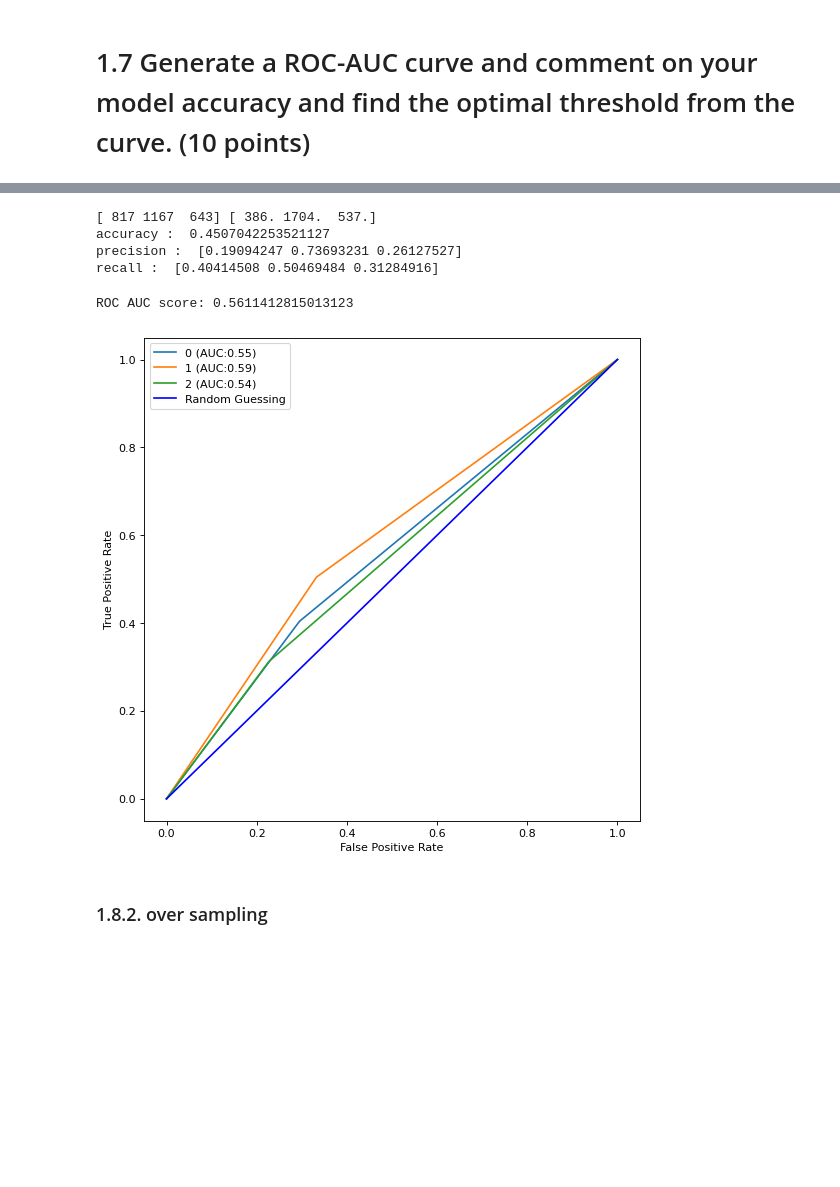
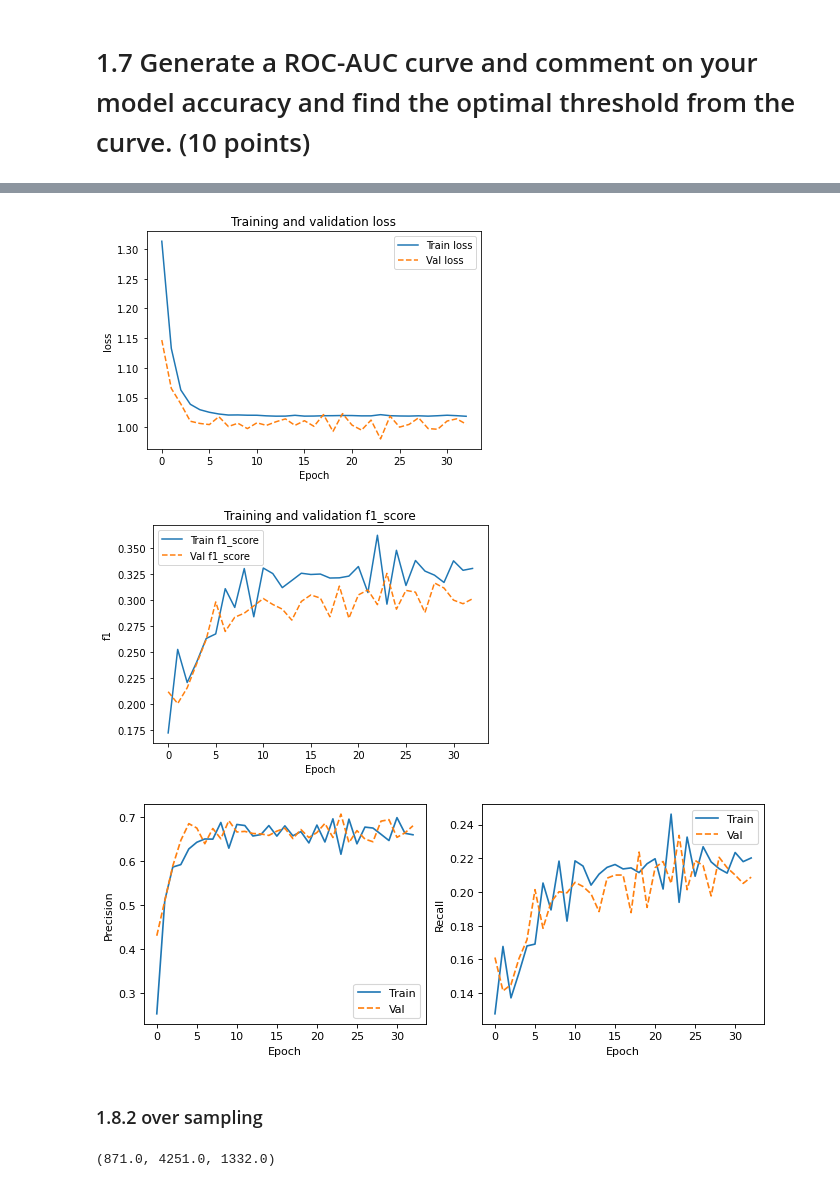
Before and after one commit to franciszero/AIDI-course, a Jupyter notebook: AIDI all solutions/AIDI 1002 Programming/Assign3/Fangji_Chen_Assignment-3.ipynb, the cells around one changed output, grey strips where cells are left out. Cells and saved outputs as stored; diff of their text form; code cells hidden in the pictures; blank space fills up the shorter version.

```diff
--- a/AIDI all solutions/AIDI 1002 Programming/Assign3/Fangji_Chen_Assignment-3.ipynb
+++ b/AIDI all solutions/AIDI 1002 Programming/Assign3/Fangji_Chen_Assignment-3.ipynb
@@ -894,39 +1159,0 @@ plot_metrics(weighted_history)
-# %%
-l = np.shape(y_pred)[1]
-result=[]
-for i in range(len(y_pred)):
-    idx = np.argmax(y_pred[i])
-    arr = [0] * l
-    arr[idx] = 1
-    result.append(arr)
-result = np.array(result)
-pred_result = np.array([result.T[0].sum(),result.T[1].sum(),result.T[2].sum()])
-test_labels = np.array([foo.y_test.T[0].sum(),foo.y_test.T[1].sum(),foo.y_test.T[2].sum()])
-print(pred_result, test_labels)
-# too much predicted class 0
-
-from sklearn.metrics import accuracy_score, precision_score, recall_score
-print("accuracy : ", accuracy_score(foo.y_test, result))
-print("precision : ", precision_score(foo.y_test, result, average=None))
-print("recall : ", recall_score(foo.y_test, result, average=None))
-# %% [output]
-[ 817 1167  643] [ 386. 1704.  537.]
-accuracy :  0.4507042253521127
-precision :  [0.19094247 0.73693231 0.26127527]
-recall :  [0.40414508 0.50469484 0.31284916]
-# %%
-y_test_labels = foo.y_test.argmax(axis=-1)
-y_pred_labels = y_pred.argmax(axis=-1)
-# set plot figure size
-fig, c_ax = plt.subplots(1,1, figsize = (8, 8), dpi=80)
-target= [0,1,2]
-print('ROC AUC score:', multiclass_roc_auc_score(y_test_labels, y_pred_labels))
-c_ax.legend()
-c_ax.set_xlabel('False Positive Rate')
-c_ax.set_ylabel('True Positive Rate')
-plt.show()
-# %% [output]
-ROC AUC score: 0.5611412815013123
-[figure, removed]
-# %% [markdown]
-### 1.8.2. over sampling
@@ -971,0 +1160,17 @@ clf.classes_
+# %%
+foo.plot_metric(weighted_history, 'loss', label="loss", title='Training and validation loss')
+foo.plot_metric(weighted_history, 'f1', label="f1_score", title='Training and validation f1_score')
+foo.plot_metrics(weighted_history)
+# %% [output]
+[figure, added]
+[figure, added]
+[figure, added]
+# %% [markdown]
+### 1.8.2 over sampling
+# %%
+tmp = pd.concat([foo.X_train, pd.DataFrame(foo.y_train)], axis=1)
+scales = tmp[[0,1,2]].sum()
+
+scales[0],scales[1],scales[2]
+# %% [output]
+(871.0, 4251.0, 1332.0)
```
Also changed, not shown: parts of 43 cells of this notebook, 3 other files.
